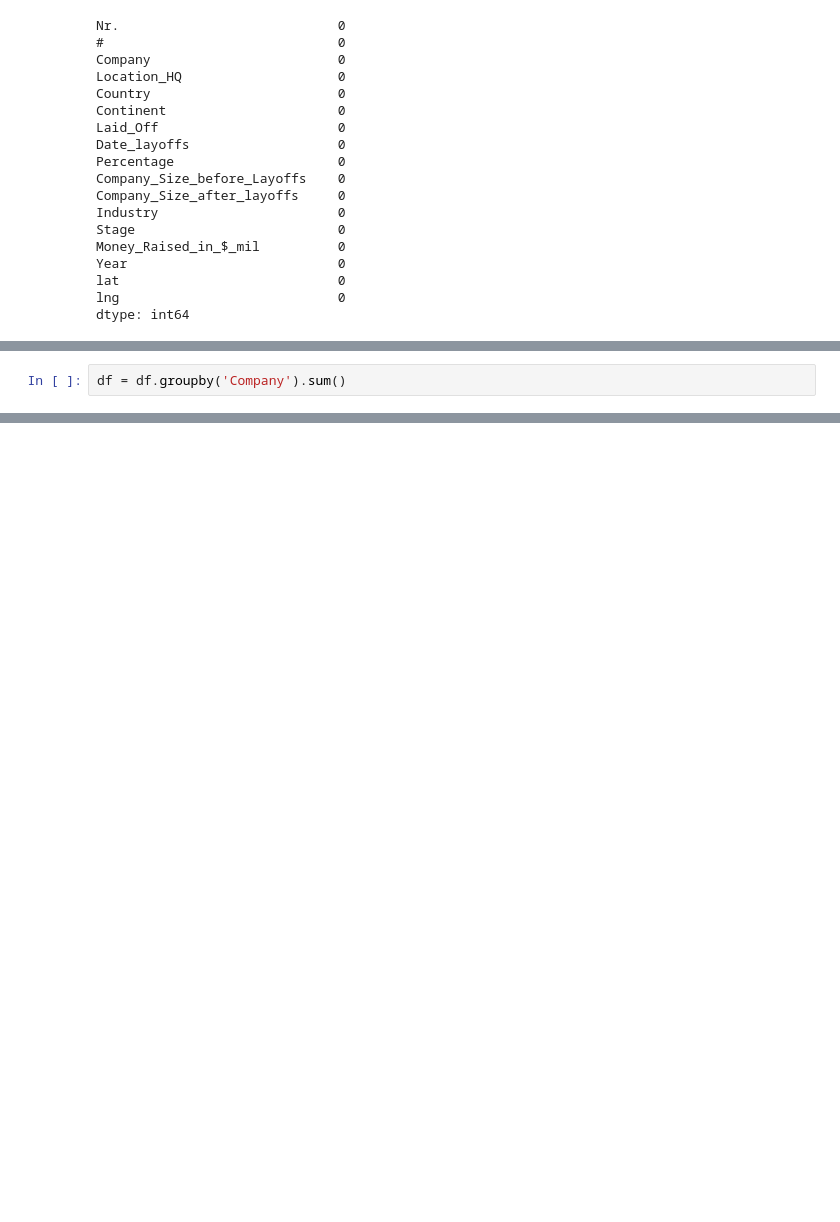
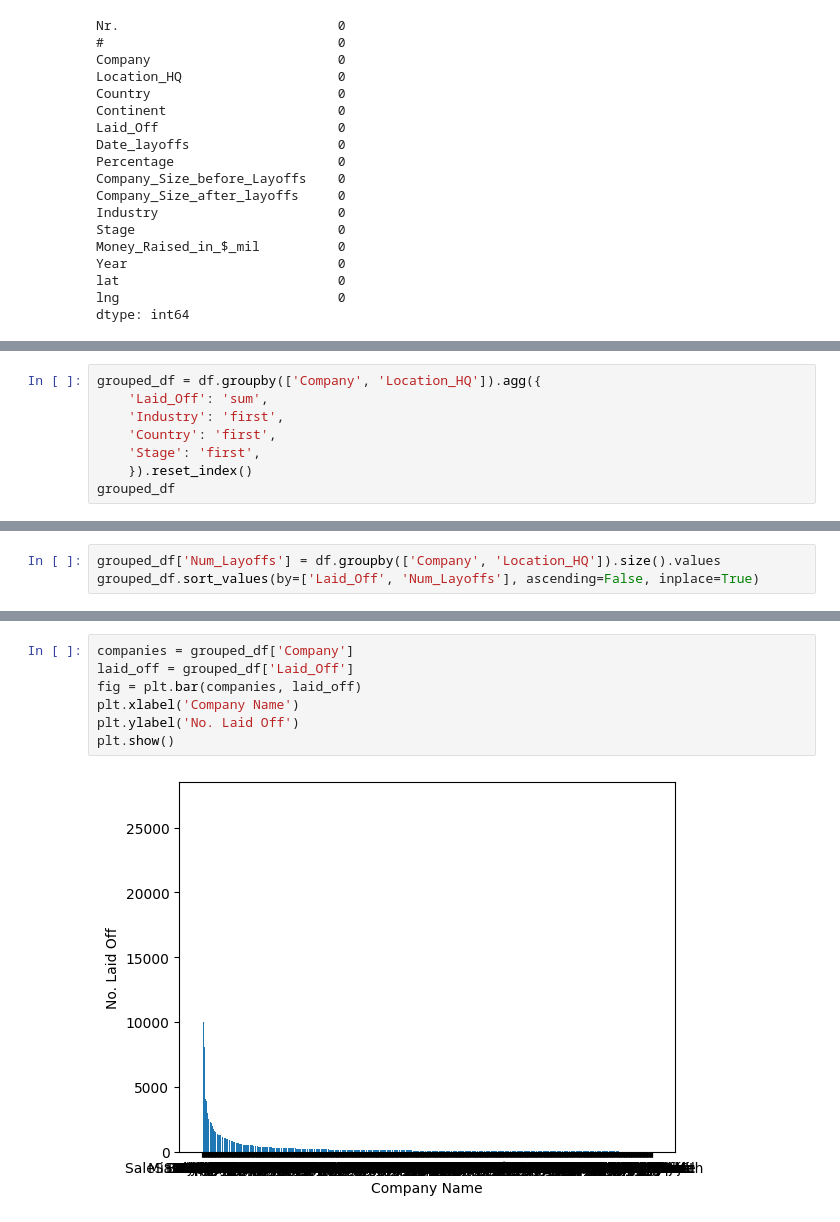
Before and after one commit to Mark-Barbaric/Kaggle, a Jupyter notebook: tech_layoffs/tech_layoffs_eda.ipynb, the cells around one changed output, grey strips where cells are left out. Saved outputs shown, nothing was run; the diff lists cells and outputs as text; blank space fills up the shorter version.

Commit message:
Added initial hypothesis for Tech Layoffs and working on grouped company analysis.

```diff
--- a/tech_layoffs/tech_layoffs_eda.ipynb
+++ b/tech_layoffs/tech_layoffs_eda.ipynb
@@ -275,2 +310,0 @@ There do seem to be quite a
-# %%
-df = df.groupby('Company').sum()
@@ -278,0 +313,8 @@ df.value_counts
+# %%
+grouped_df = df.groupby(['Company', 'Location_HQ']).agg({
+    'Laid_Off': 'sum',
+    'Industry': 'first',
+    'Country': 'first',
+    'Stage': 'first',
+    }).reset_index()
+grouped_df
@@ -278,0 +337,3 @@ df.value_counts
+# %%
+grouped_df['Num_Layoffs'] = df.groupby(['Company', 'Location_HQ']).size().values
+grouped_df.sort_values(by=['Laid_Off', 'Num_Layoffs'], ascending=False, inplace=True)
@@ -278,0 +361,9 @@ df.value_counts
+# %%
+companies = grouped_df['Company']
+laid_off = grouped_df['Laid_Off']
+fig = plt.bar(companies, laid_off)
+plt.xlabel('Company Name')
+plt.ylabel('No. Laid Off')
+plt.show()
+# %% [output]
+[figure, added]
```
Also changed, not shown: parts of 19 cells of this notebook, 1 other file.
